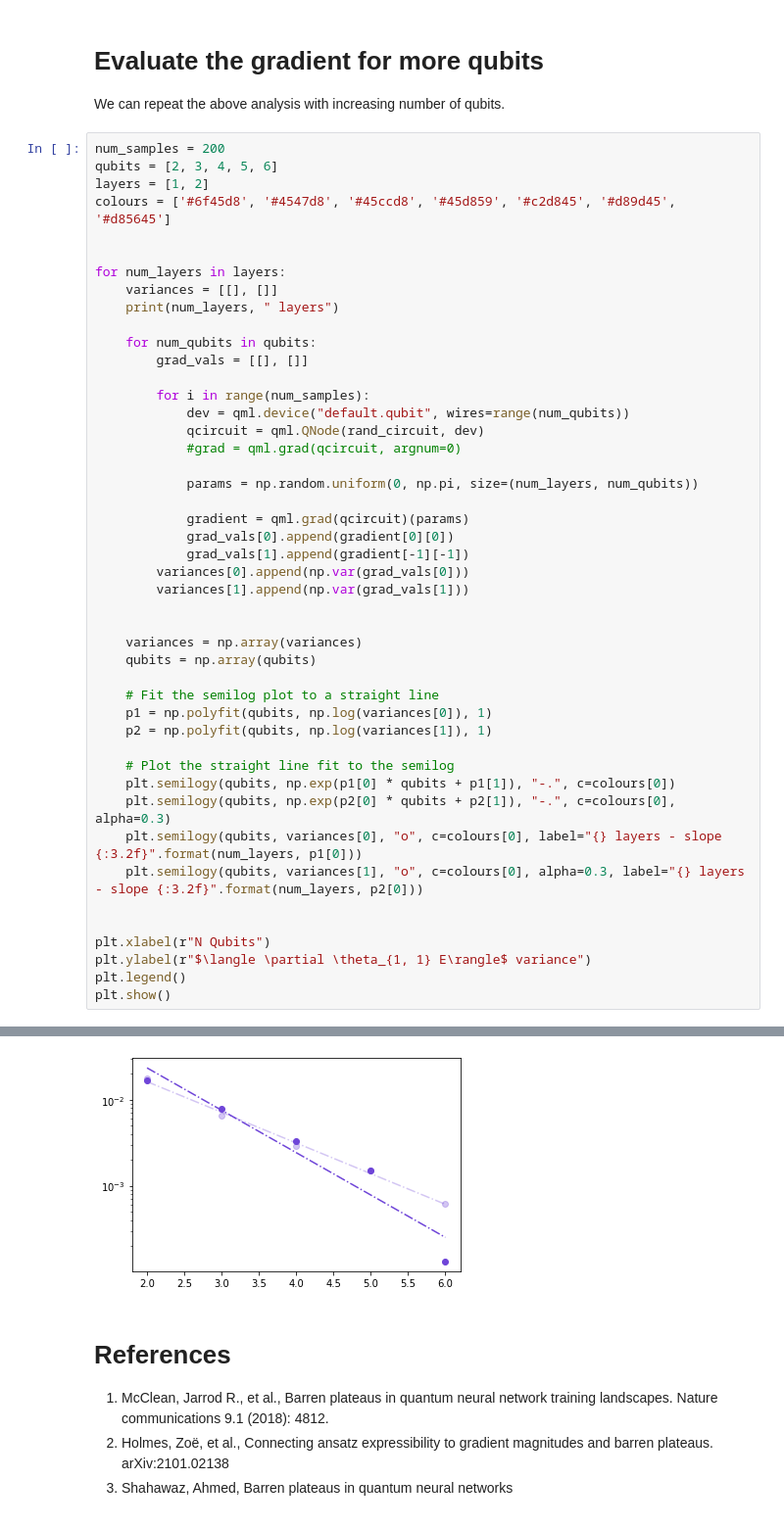
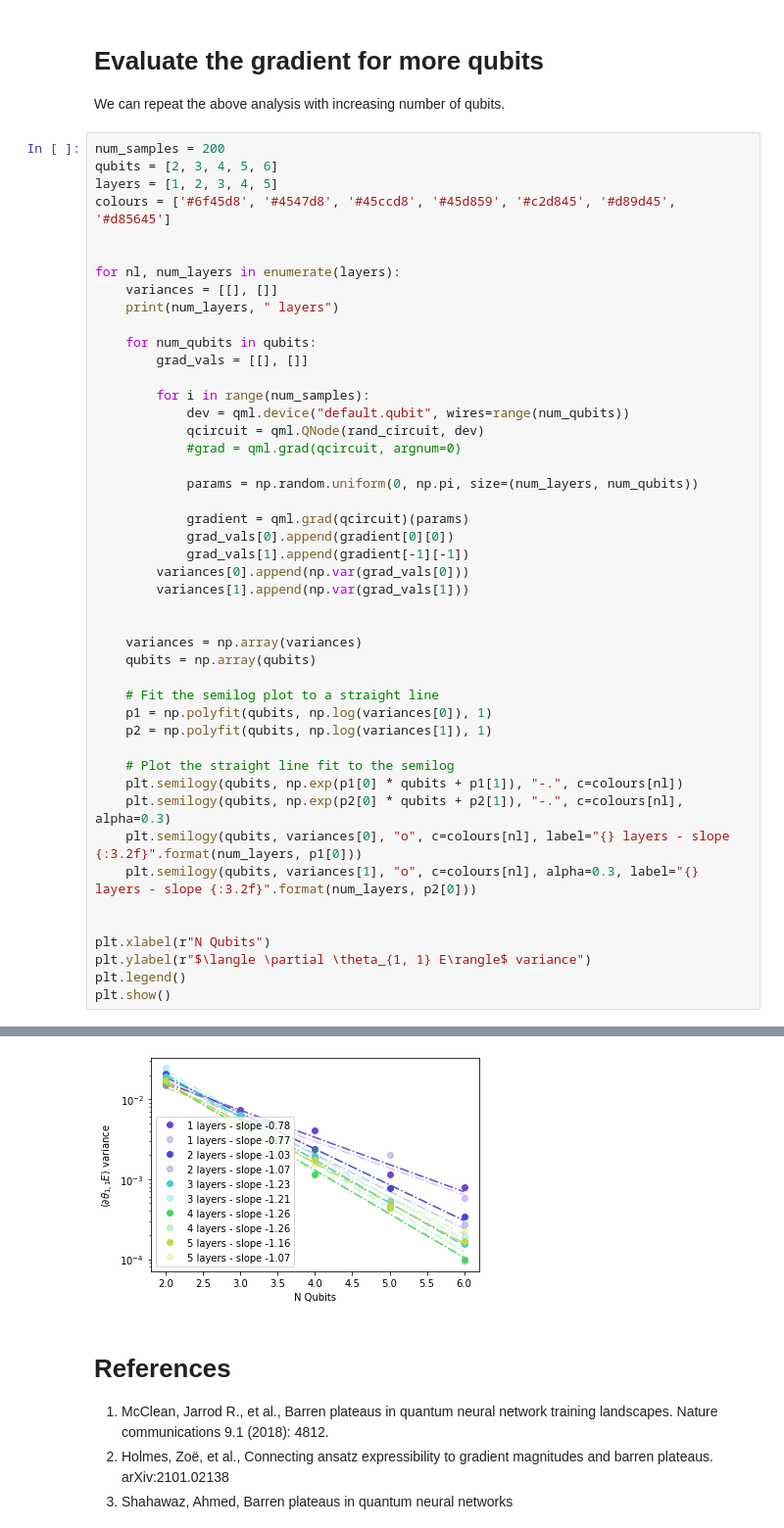
Before and after one commit to SimonCichy/barren-gadgets, a Jupyter notebook: own-experiments/paper_expressibility.ipynb, the cells around one changed output, grey strips where cells are left out. Shown at 98% size. Cells and saved outputs as stored; diff of their text form.

Commit message:
up to 5 layers
Expanded the plotting to show the gradients wrt to the 1st and last parameters for 1 to 5 layers

```diff
--- a/own-experiments/paper_expressibility.ipynb
+++ b/own-experiments/paper_expressibility.ipynb
@@ -74,11 +74,11 @@ We can repeat the above analysis with increasing number of qubits.
 # %%
 num_samples = 200
 qubits = [2, 3, 4, 5, 6]
-layers = [1, 2]
+layers = [1, 2, 3, 4, 5]
 colours = ['#6f45d8', '#4547d8', '#45ccd8', '#45d859', '#c2d845', '#d89d45', '#d85645']
 
 
-for num_layers in layers:
+for nl, num_layers in enumerate(layers):
     variances = [[], []]
     print(num_layers, " layers")
 
@@ -107,10 +107,10 @@ for num_layers in layers:
     p2 = np.polyfit(qubits, np.log(variances[1]), 1)
 
     # Plot the straight line fit to the semilog
-    plt.semilogy(qubits, np.exp(p1[0] * qubits + p1[1]), "-.", c=colours[0])
-    plt.semilogy(qubits, np.exp(p2[0] * qubits + p2[1]), "-.", c=colours[0], alpha=0.3)
-    plt.semilogy(qubits, variances[0], "o", c=colours[0], label="{} layers - slope {:3.2f}".format(num_layers, p1[0]))
-    plt.semilogy(qubits, variances[1], "o", c=colours[0], alpha=0.3, label="{} layers - slope {:3.2f}".format(num_layers, p2[0]))
+    plt.semilogy(qubits, np.exp(p1[0] * qubits + p1[1]), "-.", c=colours[nl])
+    plt.semilogy(qubits, np.exp(p2[0] * qubits + p2[1]), "-.", c=colours[nl], alpha=0.3)
+    plt.semilogy(qubits, variances[0], "o", c=colours[nl], label="{} layers - slope {:3.2f}".format(num_layers, p1[0]))
+    plt.semilogy(qubits, variances[1], "o", c=colours[nl], alpha=0.3, label="{} layers - slope {:3.2f}".format(num_layers, p2[0]))
 
 
 plt.xlabel(r"N Qubits")
@@ -124,4 +126,4 @@ WireError: Did not find some of the wires (0,) on device with wires (tensor(2, r
-[figure, old version]
+[figure, new version]
 # %% [markdown]
 References
 ==========
```
Also changed, not shown: parts of 1 cell of this notebook.
